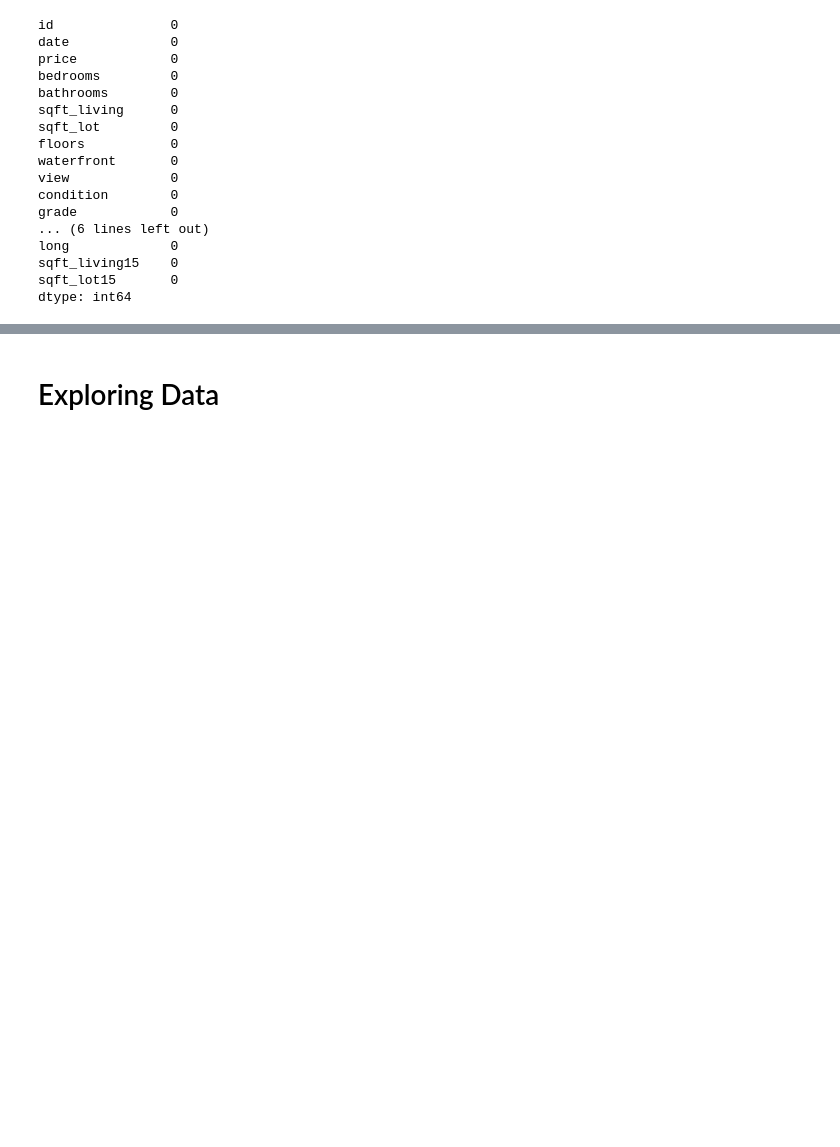
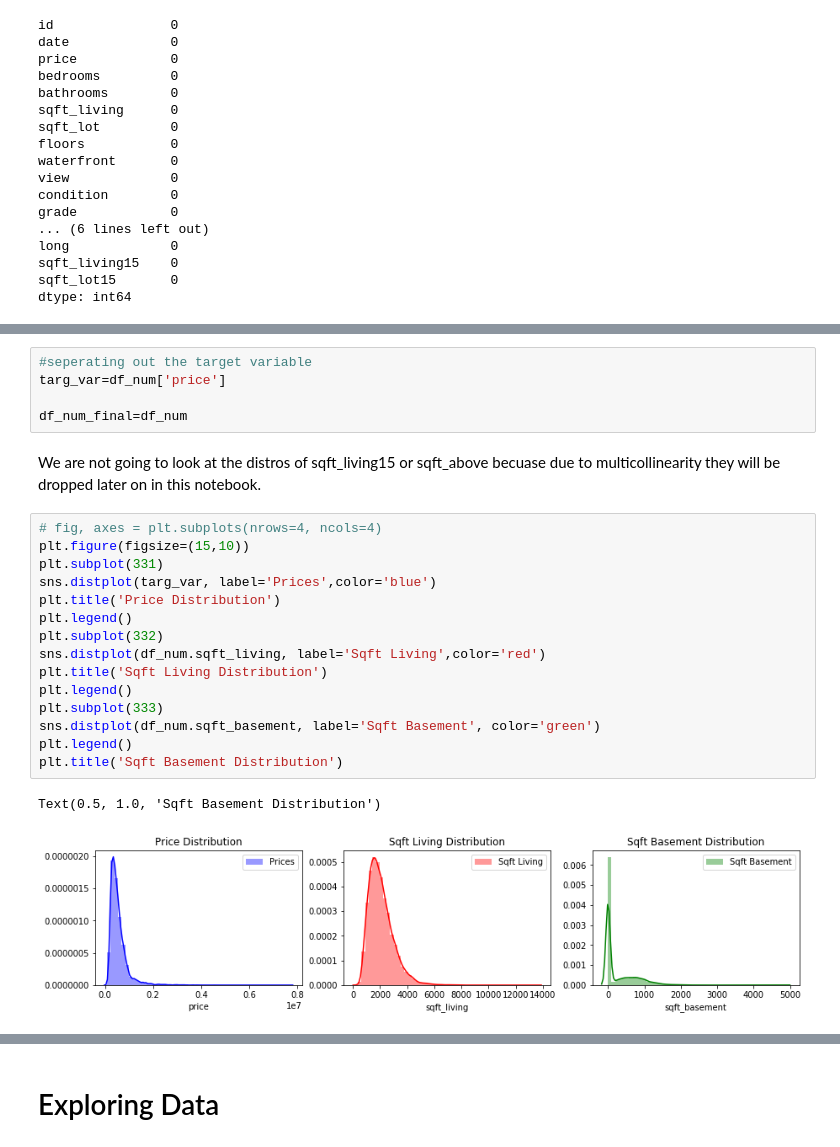
Before and after one commit to gabertooth/dsc-1-final-project-online-ds-pt-021119, a Jupyter notebook: student.ipynb, the cells around one changed output, grey strips where cells are left out. Drawn from its saved outputs; the diff is of its cells as text; blank space fills up the shorter version.

```diff
--- a/student.ipynb
+++ b/student.ipynb
@@ -162,0 +403,25 @@ dtype: int64
+# %%
+#seperating out the target variable
+targ_var=df_num['price']
+
+df_num_final=df_num
+# %% [markdown]
+We are not going to look at the distros of sqft_living15 or sqft_above becuase due to multicollinearity they will be dropped later on in this notebook.
+# %%
+# fig, axes = plt.subplots(nrows=4, ncols=4)
+plt.figure(figsize=(15,10))
+plt.subplot(331)
+sns.distplot(targ_var, label='Prices',color='blue')
+plt.title('Price Distribution')
+plt.legend()
+plt.subplot(332)
+sns.distplot(df_num.sqft_living, label='Sqft Living',color='red')
+plt.title('Sqft Living Distribution')
+plt.legend()
+plt.subplot(333)
+sns.distplot(df_num.sqft_basement, label='Sqft Basement', color='green')
+plt.legend()
+plt.title('Sqft Basement Distribution')
+# %% [output]
+Text(0.5, 1.0, 'Sqft Basement Distribution')
+[figure, added]
```
Also changed, not shown: parts of 124 cells of this notebook, 1 other file.
